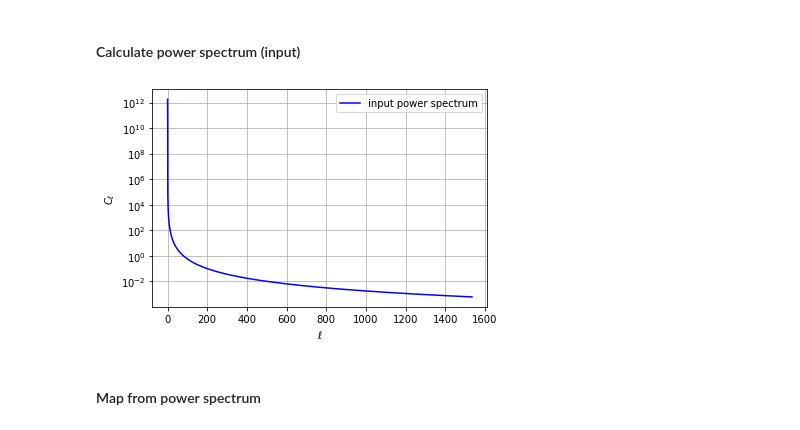
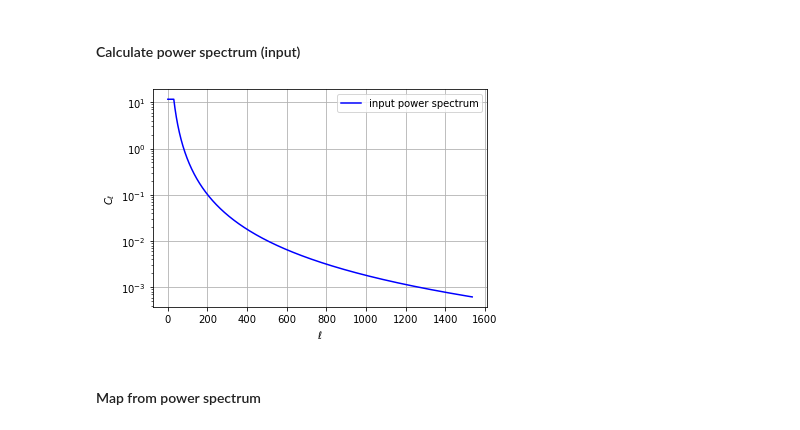
Before and after one commit to susannaaz/SO_BBsims, a Jupyter notebook: beta_scaling.ipynb, the cells around one changed output. Cells and saved outputs as stored; diff of their text form; code cells hidden in the pictures.

```diff
--- a/beta_scaling.ipynb
+++ b/beta_scaling.ipynb
@@ -24,20 +24,21 @@ gamma_beta_dust = -3.5
 # %%
 def powerlaw(ells, gamma):
     c_ells = ((ells+0.001) / 80.)**gamma
+    c_ells[ells<30]=c_ells[30]
     return c_ells
 
 cl_betaSync = powerlaw(ells, gamma_beta_sync)
 cl_betaDust = powerlaw(ells, gamma_beta_dust)
 
 plt.figure()
 plt.semilogy(ells, cl_betaSync, 'b',label="input power spectrum")
 plt.xlabel('$\ell$')
 plt.ylabel('$C_\ell$') #'$\ell(\ell+1) C_\ell/2\pi$'<br>
 plt.legend()
 plt.grid()
 plt.show()
 # %% [output]
-[figure, old version]
+[figure, new version]
 # %% [markdown]
 #### Map from power spectrum
 # %%
```
Also changed, not shown: parts of 4 cells of this notebook.
